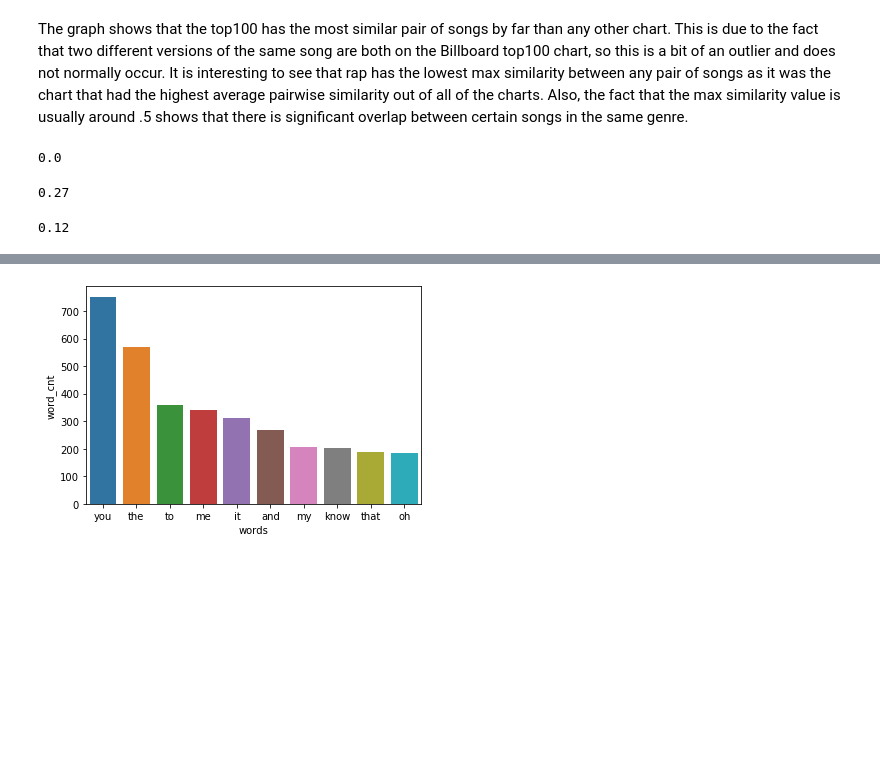
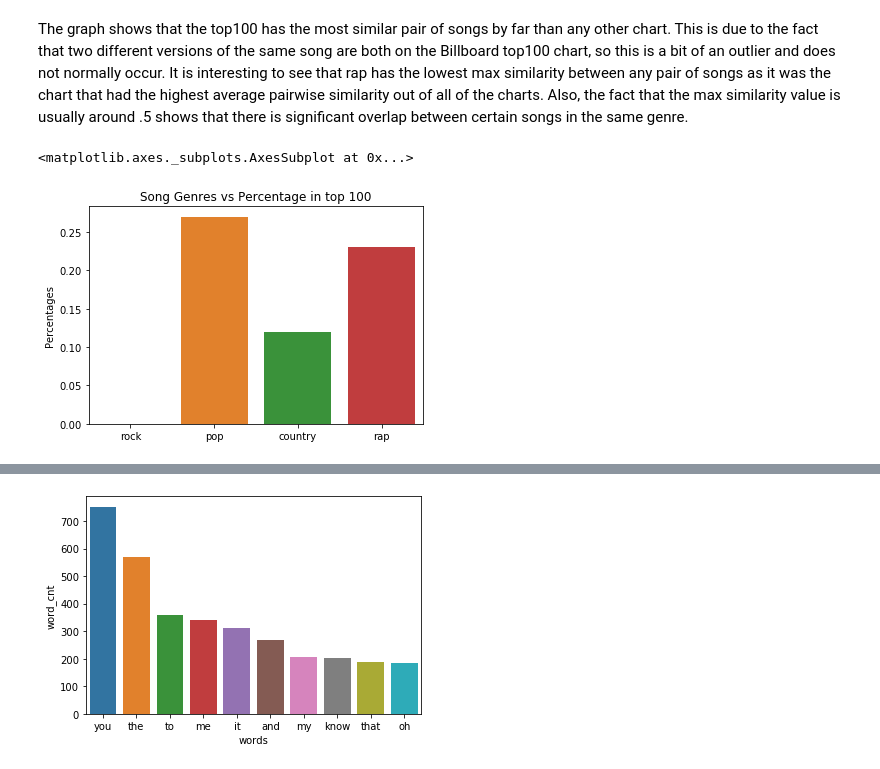
Before and after one commit to suttonr75/320FinalFall2019, a Jupyter notebook: FinalProject.ipynb, the cells around one changed output, grey strips where cells are left out. Cells and saved outputs as stored; diff of their text form; code cells hidden in the pictures; blank space fills up the shorter version.

```diff
--- a/FinalProject.ipynb
+++ b/FinalProject.ipynb
@@ -317,12 +336,20 @@ def percent_of_top_100(songs):
             count += 1
 
     return count / 100
-# %%
-# create a histogram
-display(percent_of_top_100(rock))
-display(percent_of_top_100(pop))
-display(percent_of_top_100(country))
-# %% [output]
-0.0
-0.27
-0.12
+# %%
+bins = (rock, pop, country, rap)
+percents = []
+
+for song in bins:
+    percents.append(percent_of_top_100(song))
+
+percents = np.array(percents)
+x = np.array(["rock", "pop", "country", "rap"])
+
+ax = sns.barplot(x=x, y=percents)
+ax.set_title('Song Genres vs Percentage in top 100')
+ax.set_ylabel('Percentages')
+ax
+# %% [output]
+<matplotlib.axes._subplots.AxesSubplot at 0x...>
+[figure, added]
```
Also changed, not shown: parts of 31 cells of this notebook.
